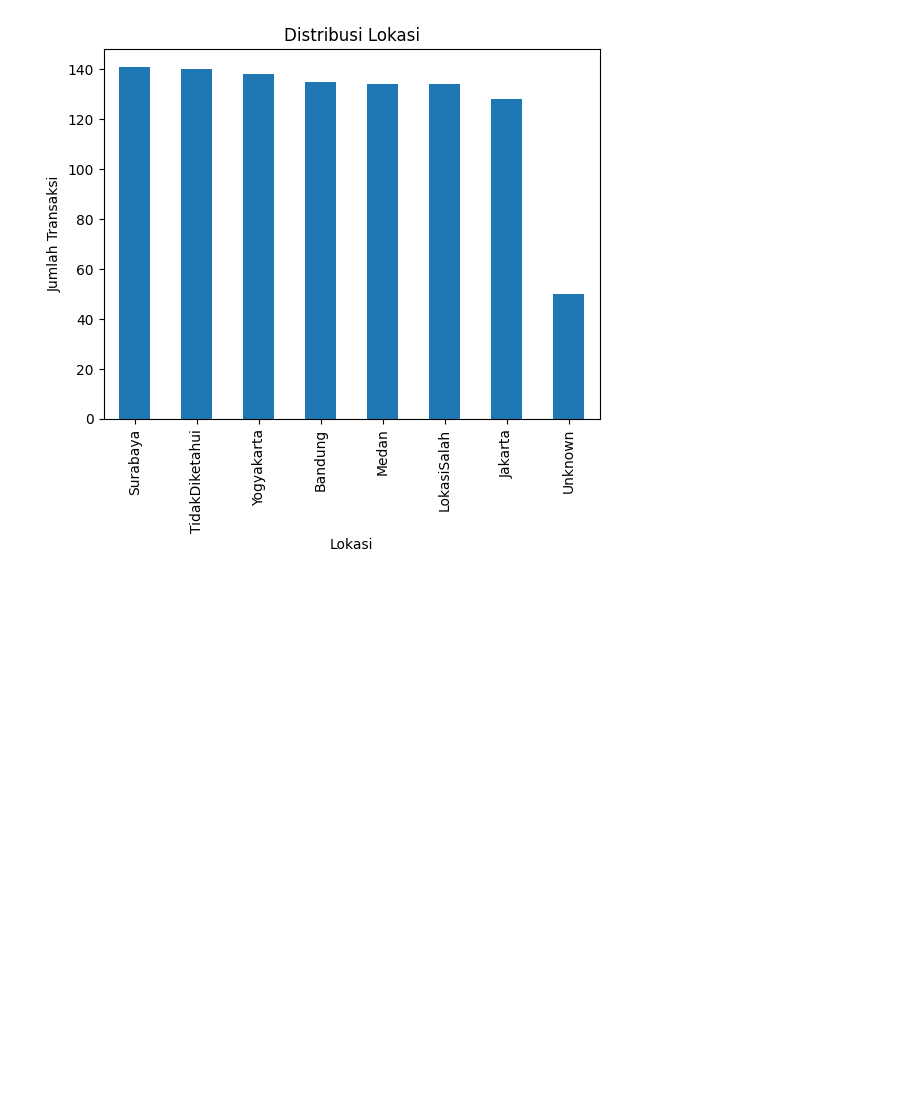
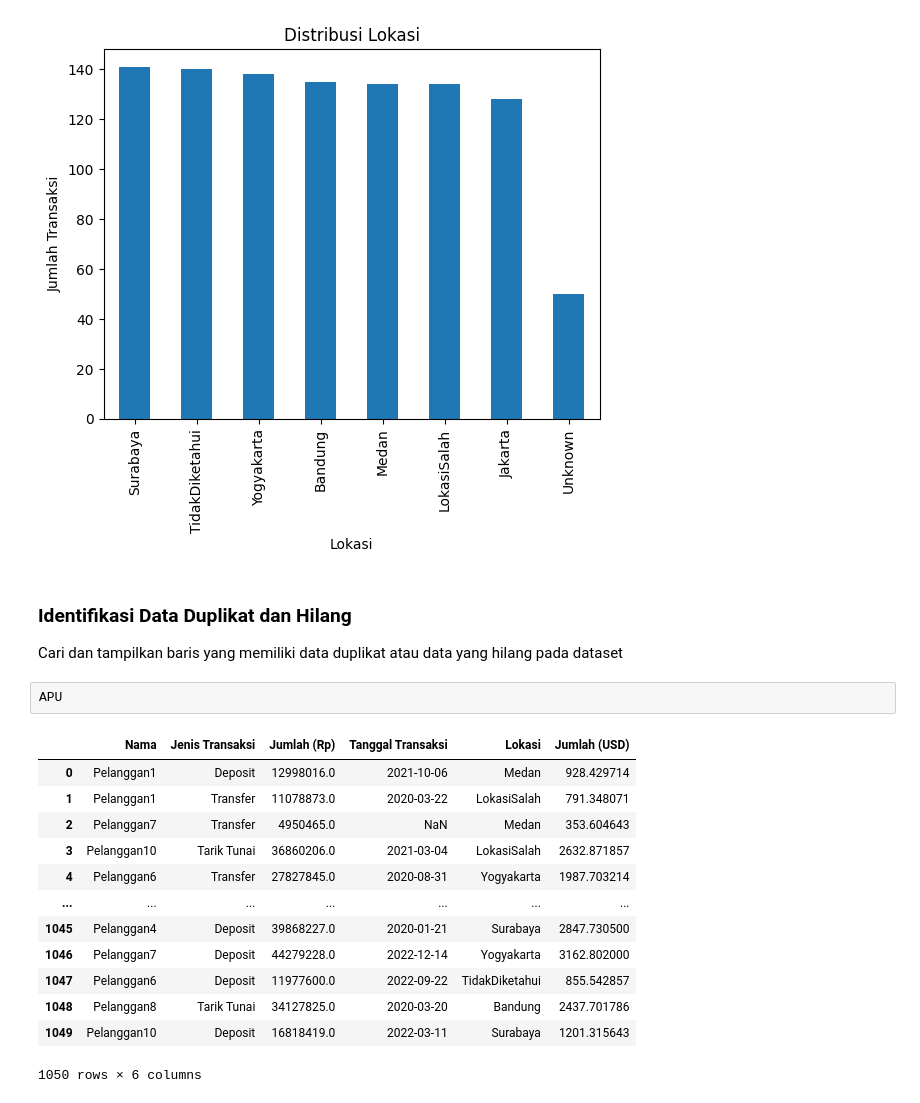
Before and after one commit to kuriotechid/APUChat, a Jupyter notebook: workspace/notebook/pembersihan_data.ipynb, the cells around one changed output. Drawn from its saved outputs; the diff is of its cells as text; blank space fills up the shorter version.

```diff
--- a/workspace/notebook/pembersihan_data.ipynb
+++ b/workspace/notebook/pembersihan_data.ipynb
@@ -24,3 +24,22 @@ total_data_bersih
 chart = data_bersih.chat("visualisasikan distribusi lokasi dengan diagram batang ")
 # %% [output]
 [figure]
+# %% [markdown]
+### Identifikasi Data Duplikat dan Hilang
+Cari dan tampilkan baris yang memiliki data duplikat atau data yang hilang pada dataset
+# %%
+APU
+# %% [output]
+|  | Nama | Jenis Transaksi | Jumlah (Rp) | Tanggal Transaksi | Lokasi | Jumlah (USD) |
+| 0 | Pelanggan1 | Deposit | 12998016.0 | 2021-10-06 | Medan | 928.429714 |
+| 1 | Pelanggan1 | Transfer | 11078873.0 | 2020-03-22 | LokasiSalah | 791.348071 |
+| 2 | Pelanggan7 | Transfer | 4950465.0 | NaN | Medan | 353.604643 |
+| 3 | Pelanggan10 | Tarik Tunai | 36860206.0 | 2021-03-04 | LokasiSalah | 2632.871857 |
+| 4 | Pelanggan6 | Transfer | 27827845.0 | 2020-08-31 | Yogyakarta | 1987.703214 |
+| ... | ... | ... | ... | ... | ... | ... |
+| 1045 | Pelanggan4 | Deposit | 39868227.0 | 2020-01-21 | Surabaya | 2847.730500 |
+| 1046 | Pelanggan7 | Deposit | 44279228.0 | 2022-12-14 | Yogyakarta | 3162.802000 |
+| 1047 | Pelanggan6 | Deposit | 11977600.0 | 2022-09-22 | TidakDiketahui | 855.542857 |
+| 1048 | Pelanggan8 | Tarik Tunai | 34127825.0 | 2020-03-20 | Bandung | 2437.701786 |
+| 1049 | Pelanggan10 | Deposit | 16818419.0 | 2022-03-11 | Surabaya | 1201.315643 |
+1050 rows × 6 columns
```
Also changed, not shown: parts of 1 cell of this notebook, 11 other files.
